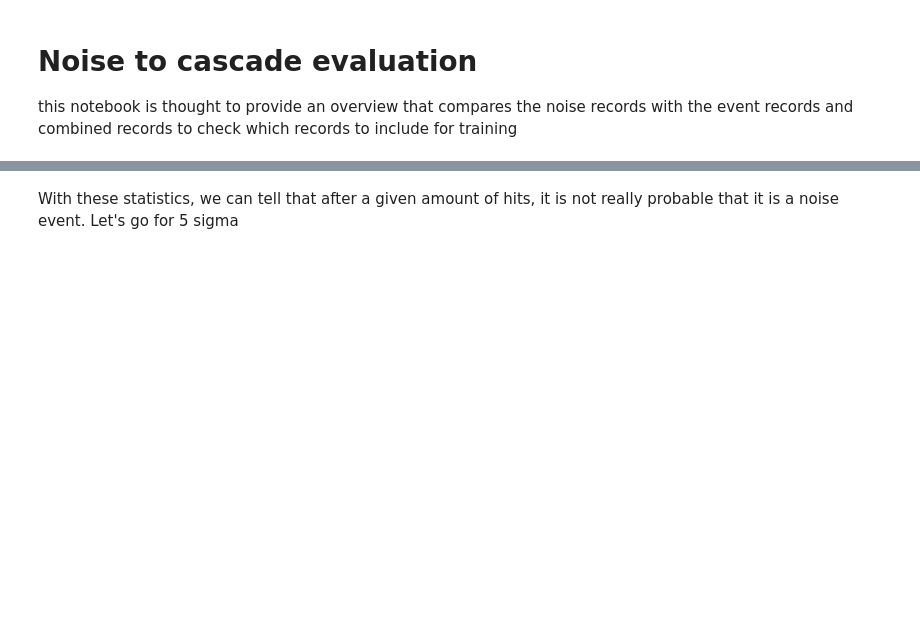
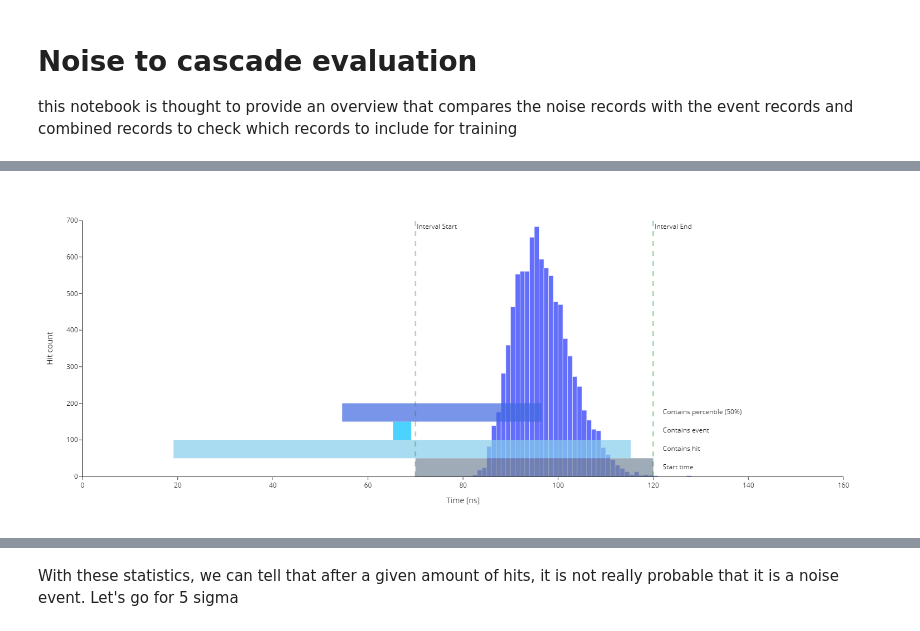
Before and after one commit to pone-software/ananke, a Jupyter notebook: notebooks/04_Noise_To_Cascade_Evaluation.ipynb, the cells around one changed output, grey strips where cells are left out. Drawn from its saved outputs; the diff is of its cells as text; code cells hidden in the pictures; blank space fills up the shorter version.

Commit message:
updated notebooks and storage

```diff
--- a/notebooks/04_Noise_To_Cascade_Evaluation.ipynb
+++ b/notebooks/04_Noise_To_Cascade_Evaluation.ipynb
@@ -7,5 +10,9 @@ from ananke.models.collection import Collection
 # %%
-cascades_collection = Collection('../../data/cascades_30000/data.h5', read_only=True)
-noise_collection = Collection('../../data/electrical_noise_100000/data.h5', read_only=True)
-bioluminescense_collection = Collection('../../olympus/examples/data/bioluminescence_100/data.h5', read_only=True)
-combined_noise_collection = Collection('../../data/merge/combined_noise_overlap_10000.h5', read_only=True)
+cascades_configuration = HDF5StorageConfiguration(data_path='../../data/new_collection/cascades_10.h5', read_only=True)
+cascades_collection = Collection(cascades_configuration)
+noise_configuration = HDF5StorageConfiguration(data_path='../../data/electrical_noise_100000/data.h5', read_only=True)
+noise_collection = Collection(noise_configuration)
+bioluminescense_configuration = HDF5StorageConfiguration(data_path='../../data/bioluminescence_100/data.h5', read_only=True)
+bioluminescense_collection = Collection(bioluminescense_configuration)
+combined_noise_configuration = HDF5StorageConfiguration(data_path='../../data/merge/combined_noise_overlap_10000.h5', read_only=True)
+combined_noise_collection = Collection(combined_noise_configuration)
@@ -14,0 +19,6 @@ cascade_hit_counts = cascades_record_statistics.df['hit_count']
+# %%
+with cascades_collection:
+    records = cascades_collection.storage.get_records()
+    sources = cascades_collection.storage.get_hits(record_ids=[records.record_ids[2]])
+    cascades_record_statistics = cascades_collection.get_record_statistics()
+    #cascade_hit_counts = cascades_record_statistics.df['hit_count']
@@ -14,0 +32,72 @@ cascade_hit_counts = cascades_record_statistics.df['hit_count']
+# %%
+import plotly.express as px
+import plotly.graph_objects as go
+import numpy as np
+
+with cascades_collection:
+    hits = cascades_collection.storage.get_hits(record_ids=records.record_ids[2])
+
+left_shift=170
+interval_start=70
+interval_end=120
+current_time=records.times[2] - left_shift
+text_offset=2
+min=hits.times.min() - left_shift
+max=hits.times.max() - left_shift
+print(length)
+text_height=50
+offset = min - current_time
+hit_statistics = hits.get_statistics(percentile=.5)
+stat_min = hit_statistics.min - left_shift
+stat_max = hit_statistics.max - left_shift
+stat_len = stat_max-stat_min
+stat_offset = stat_min - current_time
+
+fig = px.histogram(hits.times - left_shift, nbins=64)
+fig.add_trace(go.Scatter(
+    x=np.array([interval_end, interval_end, interval_end, interval_end]) + text_offset,
+    y=[text_height/2,text_height*1.5,text_height*2.5,text_height*3.5],
+    text=["Start time", "Contains hit", "Contains event", "Contains percentile (50%)"],
+    mode="text",
+    textposition="middle right"
+))
+fig.add_shape(type="rect",
+    x0=interval_start, y0=0, x1=interval_end, y1=text_height,
+    layer="above",
+    fillcolor="LightSlateGray",
+    opacity=1
+)
+fig.add_shape(type="rect",
+    x0=interval_start - max + current_time, y0=text_height, x1=interval_end - min + current_time, y1=text_height*2,
+    layer="above",
+    fillcolor="SkyBlue",
+    opacity=1
+)
+fig.add_shape(type="rect",
+    x0=interval_start - offset, y0=text_height*2, x1=interval_end - offset - length, y1=text_height*3,
+    layer="above",
+    fillcolor="DeepSkyBlue",
+    opacity=1
+)
+fig.add_shape(type="rect",
+    x0=interval_start - stat_offset, y0=text_height*3, x1=interval_end - stat_offset - stat_len, y1=text_height*4,
+    layer="above",
+    fillcolor="RoyalBlue",
+    opacity=1
+)
+fig.update_shapes(opacity=0.7, xref="x", yref="y")
+fig.add_vline(x=interval_start, line_width=3, line_dash="dash", line_color="green", annotation=dict(text='Interval Start'))
+fig.add_vline(x=interval_end, line_width=3, line_dash="dash", line_color="green", annotation=dict(text='Interval End'))
+fig.update_xaxes(autorange=False, range=[0,160], showticklabels=True, title_text='Time [ns]')
+fig.update_layout(
+    autosize=False,
+    width=800,
+    height=600,
+    template='simple_white',
+    yaxis_title="Hit count",
+    yaxis_range=[0,700],
+    showlegend=False
+)
+fig.write_image('redistribution_mode.png', scale=3)
+fig.show()
+# %% [output]
@@ -15,3 +105,4 @@ cascade_hit_counts = cascades_record_statistics.df['hit_count']
+[figure, added]
 # %%
 noise_record_statistics = noise_collection.get_record_statistics()
 noise_hit_counts = noise_record_statistics.df['hit_count']
```
Also changed, not shown: parts of 6 cells of this notebook, 10 other files.
